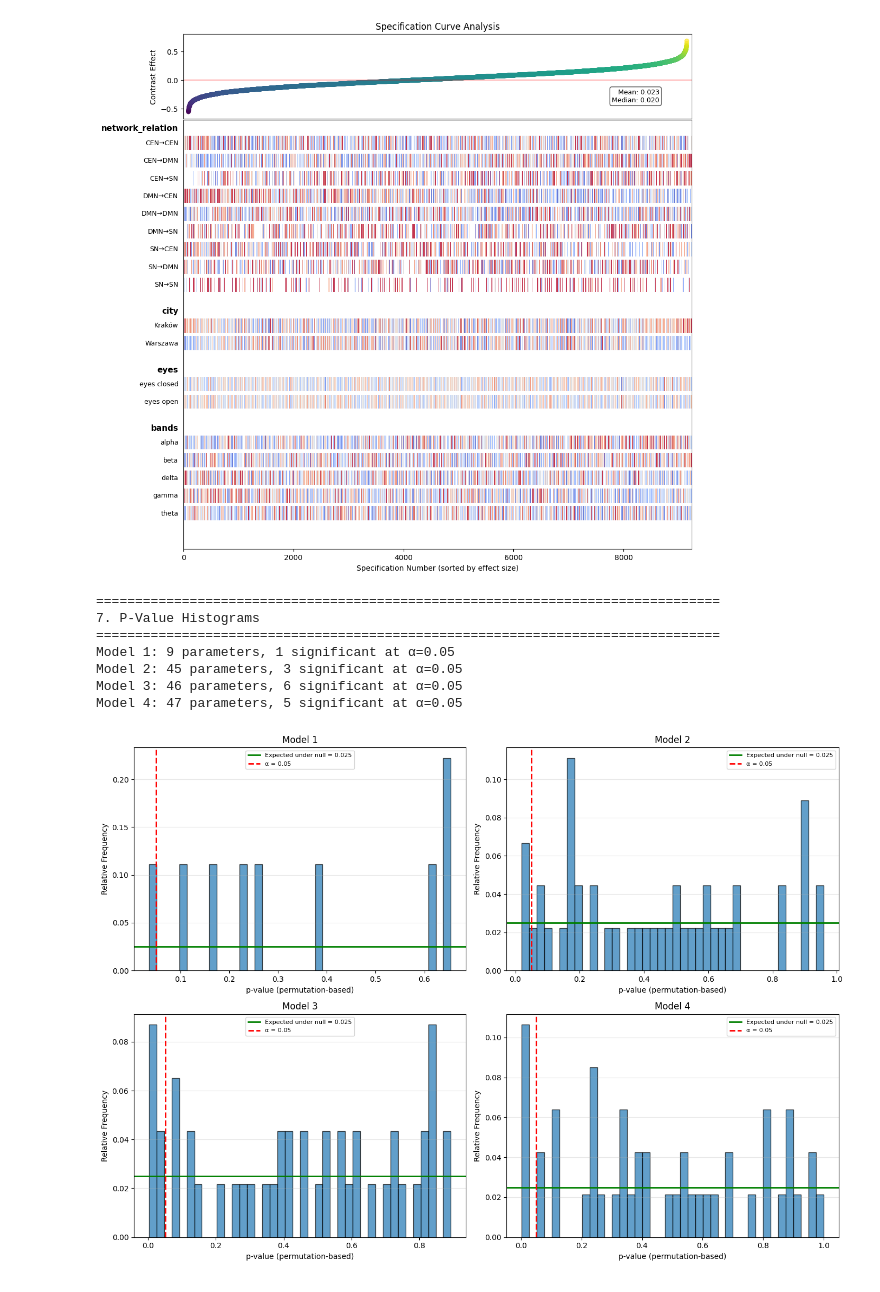
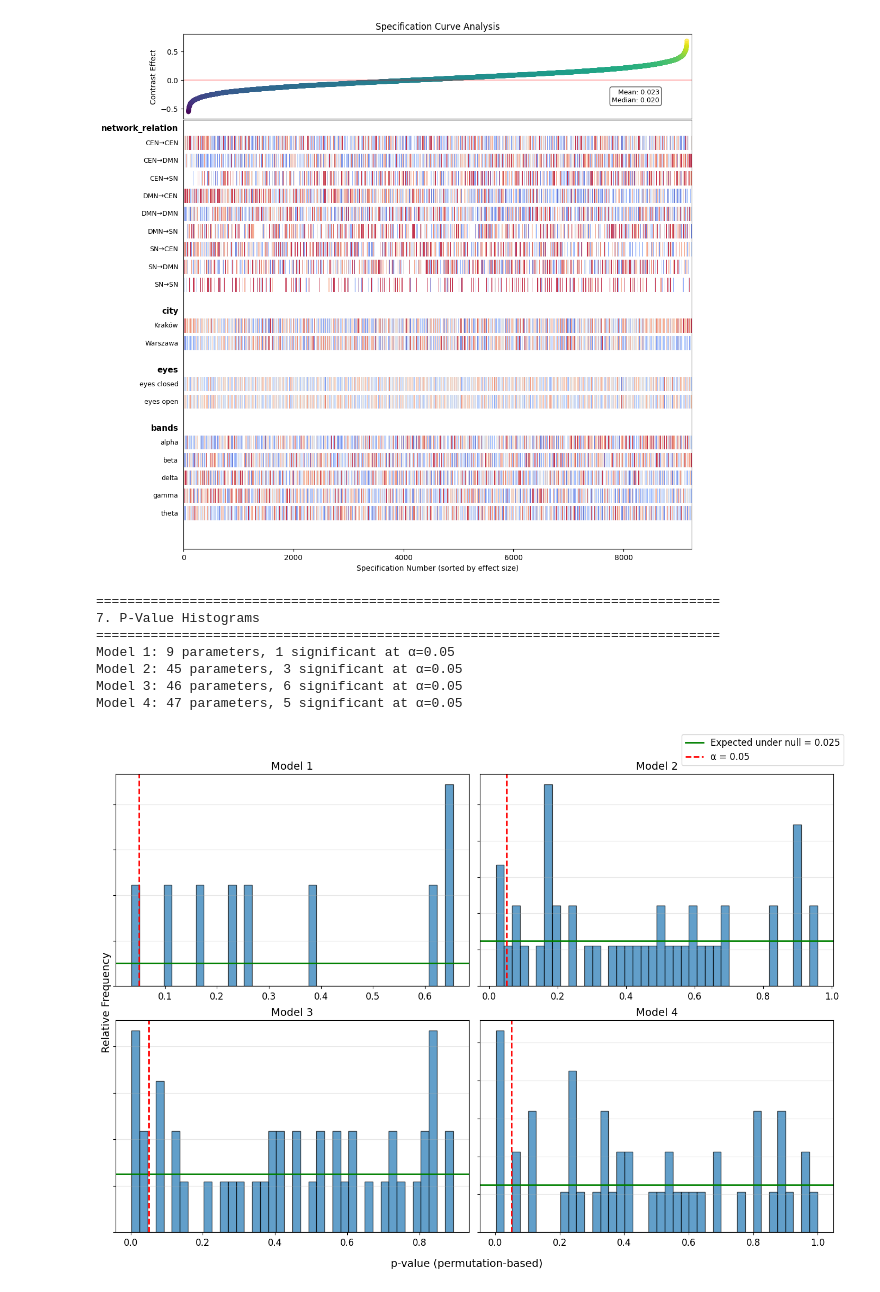
Before and after one commit to pawlenartowicz/neuroimaging_study_on_psychedelic_users, a Jupyter notebook: effective_connectivity/results.ipynb, the cells around one changed output. Cells and saved outputs as stored; diff of their text form; code cells hidden in the pictures.

```diff
--- a/effective_connectivity/results.ipynb
+++ b/effective_connectivity/results.ipynb
@@ -17,8 +17,9 @@ def plot_pvalue_histogram(ax, results, title):
     n_bins = 40
 
     if results[1] is None or 'p-value (perm)' not in results[1].columns:
-        ax.text(0.5, 0.5, 'No p-values available', ha='center', va='center', transform=ax.transAxes)
-        ax.set_title(title)
+        ax.text(0.5, 0.5, 'No p-values available', ha='center', va='center',
+                transform=ax.transAxes, fontsize=14)
+        ax.set_title(title, fontsize=14)
         return 0, 0
 
     p_values = results[1]['p-value (perm)'].dropna()
@@ -30,11 +31,10 @@ def plot_pvalue_histogram(ax, results, title):
     ax.axhline(y=expected_freq, color='green', linestyle='-', linewidth=2,
                label=f'Expected under null = {expected_freq:.3f}')
     ax.axvline(x=0.05, color='red', linestyle='--', linewidth=2, label='α = 0.05')
-    ax.set_xlabel('p-value (permutation-based)')
-    ax.set_ylabel('Relative Frequency')
-    ax.set_title(title)
-    ax.legend(fontsize=8)
+    ax.set_title(title, fontsize=14)
+    ax.set_yticklabels([])
     ax.grid(axis='y', alpha=0.3)
+    ax.tick_params(axis='x', labelsize=12)
 
     return n_pvalues, np.sum(p_values < 0.05)
 # %%
@@ -218,31 +218,40 @@ Specification curve for model2 with unmerged data...
 # 7. P-Value Histograms
 # =============================================================================
 print("\n" + "=" * 80)
 print("7. P-Value Histograms")
 print("=" * 80)
 
 fig, axes = plt.subplots(2, 2, figsize=(14, 10))
 
 models = [
     (results_network_only, "Model 1"),
     (results_network_bands, "Model 2"),
     (results_full_merged, "Model 3"),
     (results_full_unmerged, "Model 4"),
 ]
 
 for ax, (results, title) in zip(axes.flat, models):
     n_pvalues, n_sig = plot_pvalue_histogram(ax, results, title)
     if n_pvalues > 0:
         print(f"{title}: {n_pvalues} parameters, {n_sig} significant at α=0.05")
 
+# Shared labels
+fig.supxlabel('p-value (permutation-based)', fontsize=14)
+fig.supylabel('Relative Frequency', fontsize=14)
+
+# Shared legend
+handles, labels = axes[0, 0].get_legend_handles_labels()
+fig.legend(handles, labels, loc='upper right', fontsize=12)
+
 plt.tight_layout()
+plt.subplots_adjust(top=0.92)
 plt.show()
 # %% [output]
 ================================================================================
 7. P-Value Histograms
 ================================================================================
 Model 1: 9 parameters, 1 significant at α=0.05
 Model 2: 45 parameters, 3 significant at α=0.05
 Model 3: 46 parameters, 6 significant at α=0.05
 Model 4: 47 parameters, 5 significant at α=0.05
-[figure, old version]
+[figure, new version]
```
